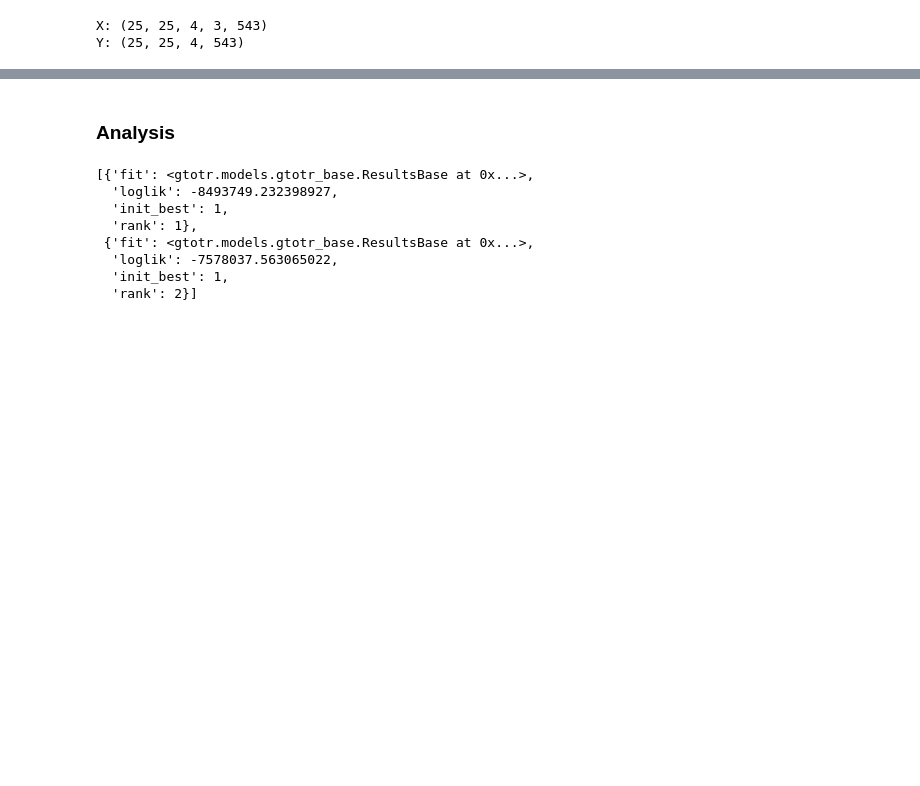
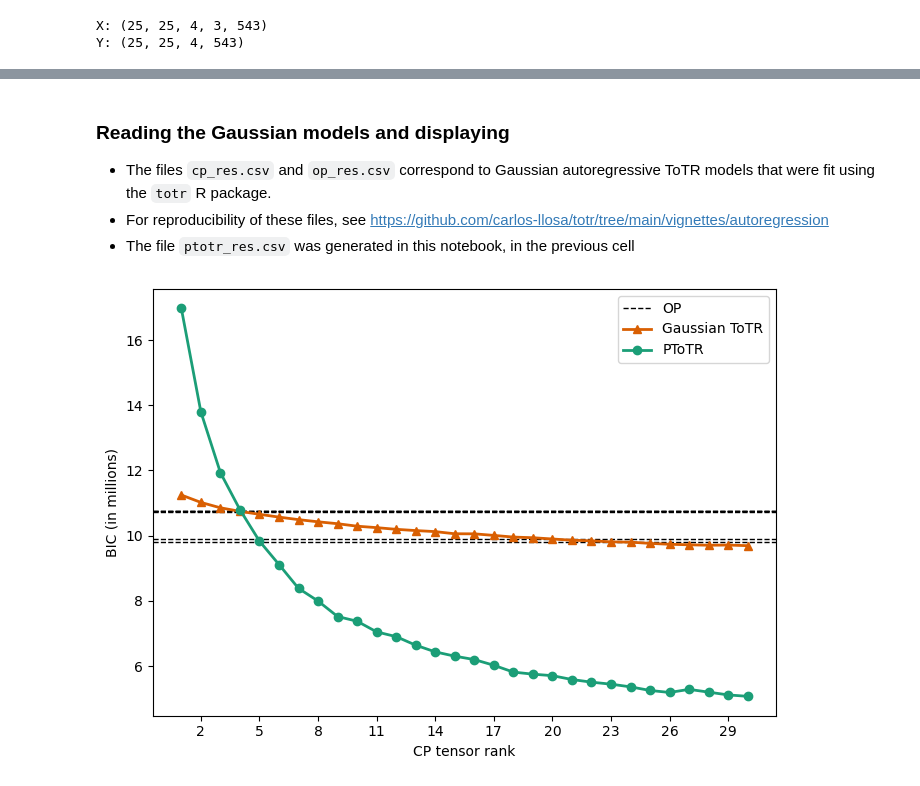
Before and after one commit to sandialabs/gtotr, a Jupyter notebook: tutorials/ptotr-paper-01-icews-02-ptotr.ipynb, the cells around one changed output, grey strips where cells are left out. Saved outputs shown, nothing was run; the diff lists cells and outputs as text; code cells hidden in the pictures; blank space fills up the shorter version.

```diff
--- a/tutorials/ptotr-paper-01-icews-02-ptotr.ipynb
+++ b/tutorials/ptotr-paper-01-icews-02-ptotr.ipynb
@@ -72,13 +90,36 @@ Finished rank= 2 | best loglik=-7.578038e+06 | best init=1
 # %% [markdown]
-### Analysis
+### Reading the Gaussian models and displaying
+
+- The files `cp_res.csv` and `op_res.csv` correspond to Gaussian autoregressive ToTR  models that were fit using the `totr` R package.
+- For reproducibility of these files, see https://github.com/carlos-llosa/totr/tree/main/vignettes/autoregression
+- The file `ptotr_res.csv` was generated in this notebook, in the previous cell
-# %%
-results
-# %% [output]
-[{'fit': <gtotr.models.gtotr_base.ResultsBase at 0x...>,
-  'loglik': -8493749.232398927,
-  'init_best': 1,
-  'rank': 1},
- {'fit': <gtotr.models.gtotr_base.ResultsBase at 0x...>,
-  'loglik': -7578037.563065022,
-  'init_best': 1,
-  'rank': 2}]
+# %%
+
+# read BICs
+cp_res = pd.read_csv("results/cp_res.csv")
+op_res = pd.read_csv("results/op_res.csv")
+ptotr_res = pd.read_csv("results/ptotr_res.csv")
+
+#display
+fig, ax = plt.subplots(figsize=(7, 5))
+scale = 1e6
+
+# OP-based ToTR: one horizontal line per permutation
+for i, bic in enumerate(op_res["bic"]):
+    ax.axhline(bic / scale,linestyle="--",linewidth=1,label="OP" if i == 0 else None, c = "k")
+
+# Gaussian ToTR
+ax.plot(cp_res["rank"],cp_res["bic"] / scale,marker="^",linewidth=2,label="Gaussian ToTR",c = "#d95f02")
+
+# PToTR
+ax.plot(ptotr_res["rank"],ptotr_res["bic"] / scale,marker="o",linewidth=2,label="PToTR",c = "#1b9e77")
+
+# Formatting
+ax.set_xlabel("CP tensor rank")
+ax.set_ylabel("BIC (in millions)")
+ax.set_xticks(range(2, 30, 3))
+ax.legend()
+fig.tight_layout()
+plt.show()
+# %% [output]
+[figure, added]
```
Also changed, not shown: parts of 5 cells of this notebook, 4 other files.
